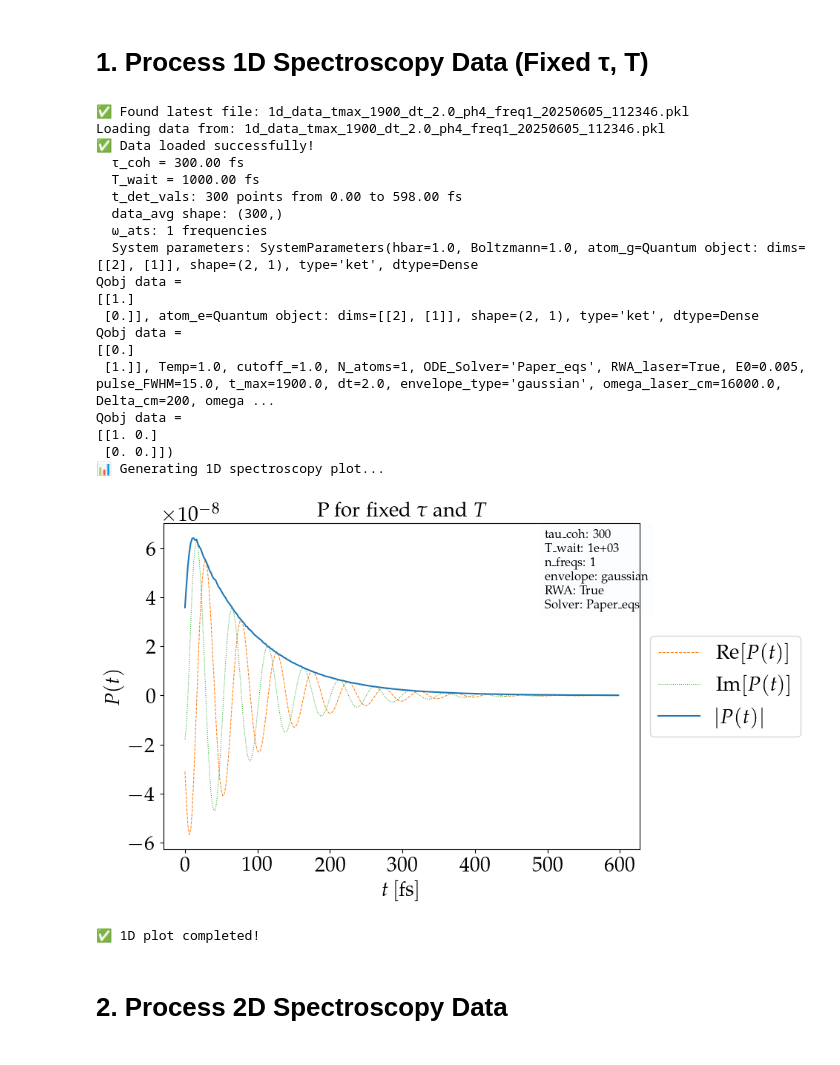
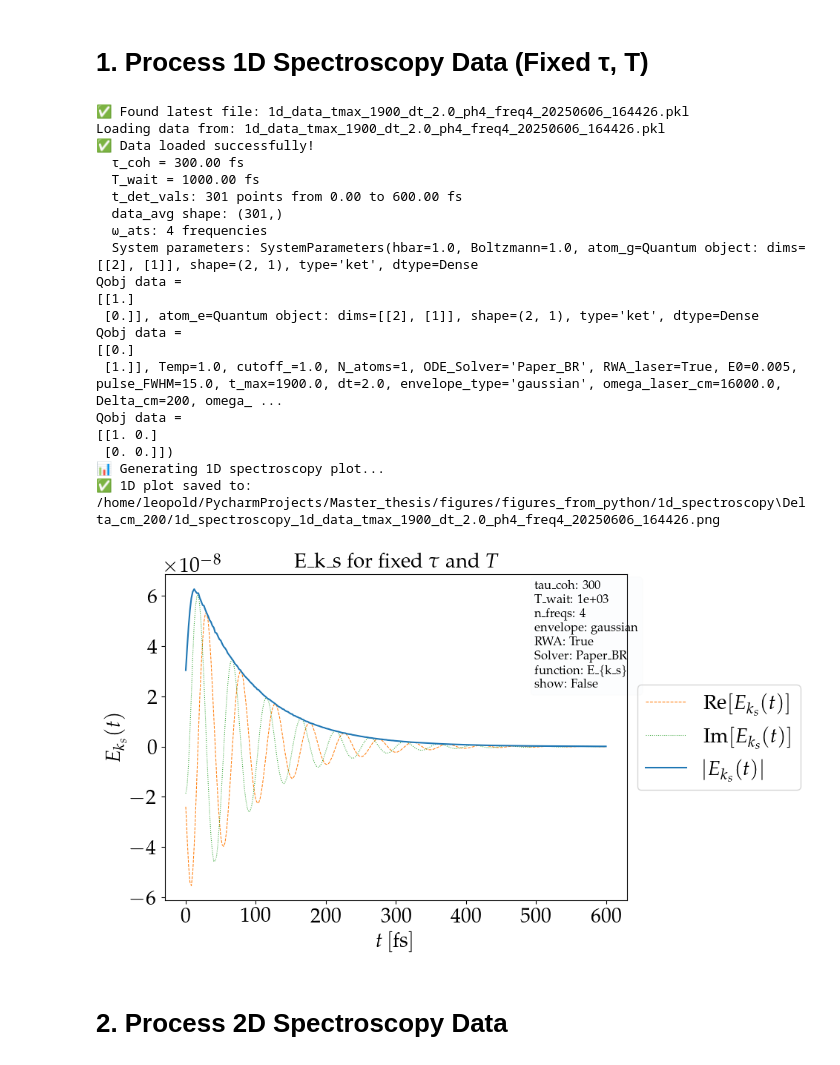
Before and after one commit to LBPhysics/2025_master_thesis_leopold_bodamer, a Jupyter notebook: code/python/notebooks/replicate_paper.ipynb, the cells around one changed output. Drawn from its saved outputs; the diff is of its cells as text; code cells hidden in the pictures.

```diff
--- a/code/python/notebooks/replicate_paper.ipynb
+++ b/code/python/notebooks/replicate_paper.ipynb
@@ -102,0 +311,25 @@ def create_output_directory(subdir: str) -> Path:
+# %%
+# =============================
+# AVERAGE SIMULATION DATA FROM MULTIPLE PICKLE FILES
+# =============================
+
+# Example usage:
+# Set data_dir to the directory containing pickle files to average
+# Use pathlib for path operations
+data_dir = DATA_DIR / "1d_spectroscopy" / "Delta_cm_200"
+averaged_data = average_data_1d(
+    data_dir,
+    file_pattern="1d_data_*.pkl",  # Optional: specify pattern to match specific files
+    output_filename="1d_data_averaged.pkl"
+)
+
+# You can then use the averaged data for plotting or further analysis
+# For example:
+if averaged_data is not None:
+    Plot_fixed_tau_T(
+        averaged_data['t_det_vals'],
+        averaged_data['data_avg'],
+        tau_coh=averaged_data['tau_coh'],
+        T_wait=averaged_data['T_wait'],
+        n_freqs=averaged_data['n_freqs']
+    )
@@ -108,7 +360,7 @@ def create_output_directory(subdir: str) -> Path:
 # =============================
 
 ### Find and load 1D data
-file_path_1d = find_latest_file("1d_spectroscopy", "1d_data_*.pkl")
+file_path_1d = find_latest_file("1d_spectroscopy/Delta_cm_200", "1d_data_*.pkl")
 
 if file_path_1d is not None:
     loaded_data = load_pickle_file(file_path_1d)
@@ -131,46 +383,57 @@ if file_path_1d is not None:
         print(f"  System parameters: {system}")
 
         ### Prepare plotting arguments
+        output_dir = create_output_directory("1d_spectroscopy\Delta_cm_200")
         kwargs = {
             'tau_coh': tau_coh,
             'T_wait': T_wait,
             'n_freqs': n_freqs,
             'envelope': system.envelope_type,
             'RWA': system.RWA_laser,
             'Solver': system.ODE_Solver,
+            'function': "E_{k_s}", # ONLY IF THE DATA comes from "parallel_compute_1d_E_with_inhomogenity",
+            'show': False  # Don't show the plot yet, we'll save it first
         }
 
         ### Generate 1D plot
         print("📊 Generating 1D spectroscopy plot...")
-        Plot_fixed_tau_T(t_det_vals, data_avg, **kwargs)
-        print("✅ 1D plot completed!")
+        # Plot and get the figure object
+        fig = Plot_fixed_tau_T(t_det_vals, data_avg, **kwargs)
+
+        # Save the figure with a descriptive filename
+        output_path = output_dir / f"1d_spectroscopy_{file_path_1d.stem}.png"
+        fig.savefig(output_path, dpi=300, bbox_inches='tight')
+        print(f"✅ 1D plot saved to: {output_path}")a
+
+        # Now display the plot
+        plt.show()
 
     else:
         print("❌ Failed to load 1D spectroscopy data.")
 else:
     print("   Please run the 1D spectroscopy calculation first to generate data.")
 # %% [output]
-✅ Found latest file: 1d_data_tmax_1900_dt_2.0_ph4_freq1_20250605_112346.pkl
-Loading data from: 1d_data_tmax_1900_dt_2.0_ph4_freq1_20250605_112346.pkl
+✅ Found latest file: 1d_data_tmax_1900_dt_2.0_ph4_freq4_20250606_164426.pkl
+Loading data from: 1d_data_tmax_1900_dt_2.0_ph4_freq4_20250606_164426.pkl
 ✅ Data loaded successfully!
   τ_coh = 300.00 fs
   T_wait = 1000.00 fs
-  t_det_vals: 300 points from 0.00 to 598.00 fs
-  data_avg shape: (300,)
-  ω_ats: 1 frequencies
+  t_det_vals: 301 points from 0.00 to 600.00 fs
+  data_avg shape: (301,)
+  ω_ats: 4 frequencies
   System parameters: SystemParameters(hbar=1.0, Boltzmann=1.0, atom_g=Quantum object: dims=[[2], [1]], shape=(2, 1), type='ket', dtype=Dense
 Qobj data =
 [[1.]
  [0.]], atom_e=Quantum object: dims=[[2], [1]], shape=(2, 1), type='ket', dtype=Dense
 Qobj data =
 [[0.]
- [1.]], Temp=1.0, cutoff_=1.0, N_atoms=1, ODE_Solver='Paper_eqs', RWA_laser=True, E0=0.005, pulse_FWHM=15.0, t_max=1900.0, dt=2.0, envelope_type='gaussian', omega_laser_cm=16000.0, Delta_cm=200, omega ...
+ [1.]], Temp=1.0, cutoff_=1.0, N_atoms=1, ODE_Solver='Paper_BR', RWA_laser=True, E0=0.005, pulse_FWHM=15.0, t_max=1900.0, dt=2.0, envelope_type='gaussian', omega_laser_cm=16000.0, Delta_cm=200, omega_ ...
 Qobj data =
 [[1. 0.]
  [0. 0.]])
 📊 Generating 1D spectroscopy plot...
+✅ 1D plot saved to: /home/leopold/PycharmProjects/Master_thesis/figures/figures_from_python/1d_spectroscopy\Delta_cm_200/1d_spectroscopy_1d_data_tmax_1900_dt_2.0_ph4_freq4_20250606_164426.png
-[figure, old version]
+[figure, new version]
-✅ 1D plot completed!
 # %% [markdown]
 # 2. Process 2D Spectroscopy Data
 # %%
```
Also changed, not shown: parts of 6 cells of this notebook, 32 other files.
